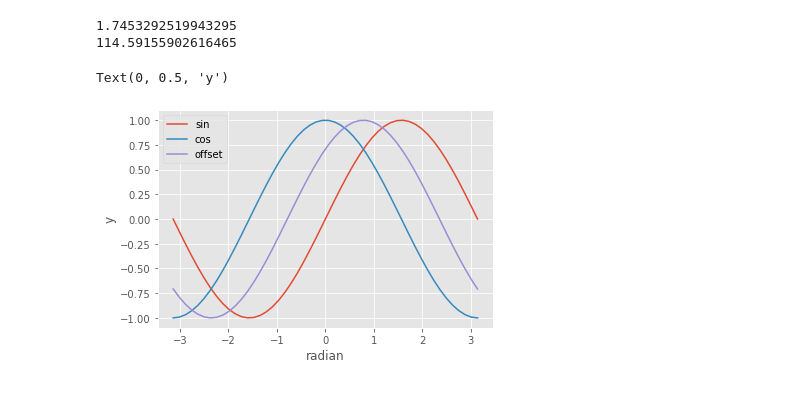
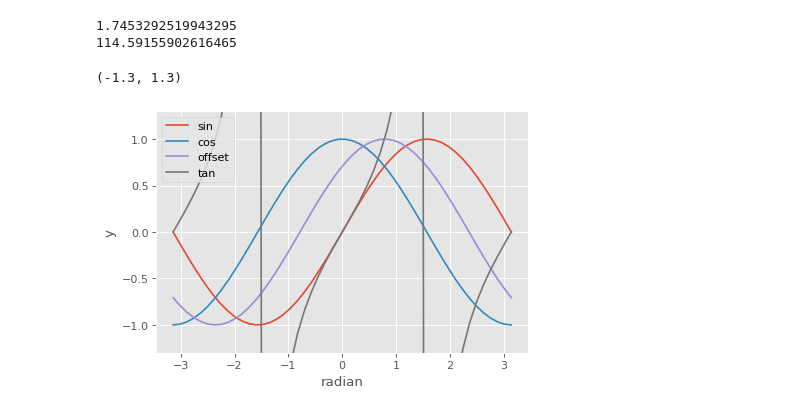
Before and after one commit to ColumbusK/Math, a Jupyter notebook: Algebra代数/trigonometric.ipynb, the cells around one changed output. Cells and saved outputs as stored; diff of their text form; code cells hidden in the pictures.

```diff
--- a/Algebra代数/trigonometric.ipynb
+++ b/Algebra代数/trigonometric.ipynb
@@ -23,22 +23,27 @@ print(rad2deg(rad))
 # %%
 def my_sin(x):
   return np.sin(x)
 
 def my_cos(x):
   return np.cos(x)
 
+def my_tan(x):
+  return np.tan(x)
+
 nx = np.linspace(-np.pi, np.pi)
 nx2 = nx + deg2rad(-45)
 
 plt.style.use('ggplot')
 
-fig, ax = plt.subplots()
+fig, ax = plt.subplots(dpi=80)
 ax.plot(nx, my_sin(nx), label='sin')
 ax.plot(nx, my_cos(nx), label='cos')
 ax.plot(nx, my_cos(nx2), label='offset')
+ax.plot(nx, my_tan(nx), label='tan')
 ax.legend()
 ax.set_xlabel('radian')
 ax.set_ylabel('y')
+ax.set_ylim(-1.3, 1.3)
 # %% [output]
-Text(0, 0.5, 'y')
+(-1.3, 1.3)
-[figure, old version]
+[figure, new version]
```
Also changed, not shown: 2 other files.
